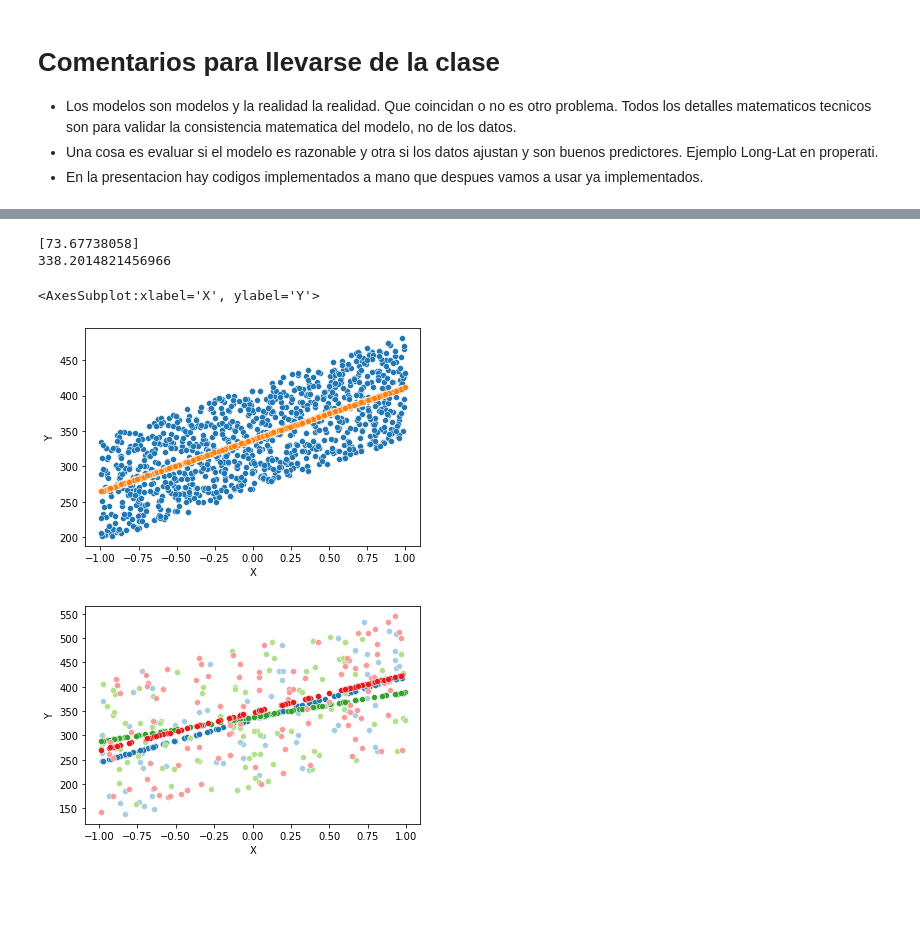
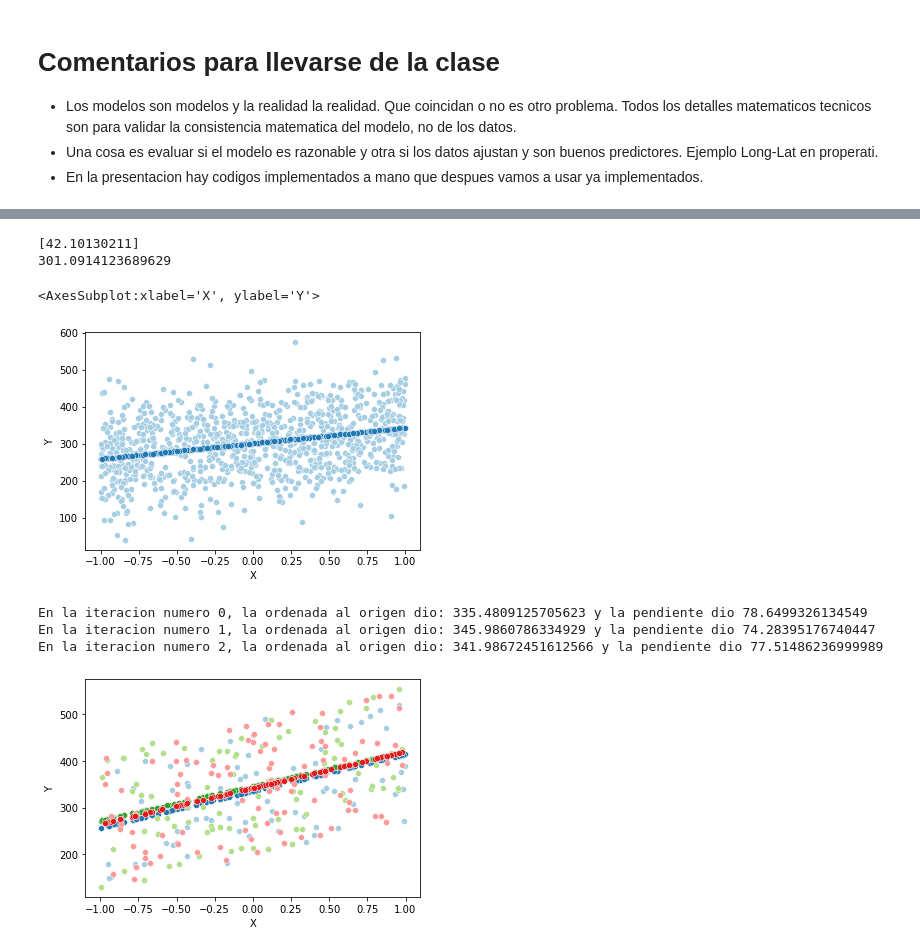
Before and after one commit to IonatanPerez/Cursos_DHDS_CN14, a Jupyter notebook: Clases/C21 - Modelos lineales/C21 - Modelo.ipynb, the cells around one changed output, grey strips where cells are left out. Cells and saved outputs as stored; diff of their text form; code cells hidden in the pictures; blank space fills up the shorter version.

```diff
--- a/Clases/C21 - Modelos lineales/C21 - Modelo.ipynb
+++ b/Clases/C21 - Modelos lineales/C21 - Modelo.ipynb
@@ -55,30 +55,30 @@ from sklearn.linear_model import LinearRegression
 # %%
 N = 1000
 x = 2 * np.random.random(N) - 1
 b_0 = 340
-b_1 = 73
+b_1 = 40
 factor_ruido = 1
 factor_cuadratico = 0
 
-y = b_0 + b_1*x + b_1*factor_ruido*(np.random.random(N)*2-1) + factor_cuadratico*b_1*x*x
+y = b_0 + b_1*x + b_1*factor_ruido*(np.random.standard_normal(N)*2-1) + factor_cuadratico*b_1*x*x
 data = pd.DataFrame({'Y':y,'X':x})
 
 model = LinearRegression()
 X = data.drop(columns='Y')
 y = data['Y']
 model.fit(X,y)
 print (model.coef_)
 print (model.intercept_)
 
 
 g = sns.scatterplot(x = data['X'], y=data['Y'])
 y_hat = model.intercept_ + model.coef_[0] * data['X']
 sns.scatterplot(x=data['X'], y = y_hat)
 # %% [output]
-[73.67738058]
-338.2014821456966
+[42.10130211]
+301.0914123689629
 <AxesSubplot:xlabel='X', ylabel='Y'>
-[figure, old version]
+[figure, new version]
 # %%
 N = 1000
 x = 2 * np.random.random(N) - 1
@@ -105,5 +105,9 @@ for i in range(m):
     sns.scatterplot(x = data_red['X'], y=data_red['Y'])
     y_hat = b_0_hat + b_1_hat * data_red['X']
     sns.scatterplot(x=data_red['X'], y = y_hat)
+    print (f'En la iteracion numero {i}, la ordenada al origen dio: {b_0_hat} y la pendiente dio {b_1_hat}')
 # %% [output]
+En la iteracion numero 0, la ordenada al origen dio: 335.4809125705623 y la pendiente dio 78.6499326134549
+En la iteracion numero 1, la ordenada al origen dio: 345.9860786334929 y la pendiente dio 74.28395176740447
+En la iteracion numero 2, la ordenada al origen dio: 341.98672451612566 y la pendiente dio 77.51486236999989
-[figure, old version]
+[figure, new version]
```
Also changed, not shown: parts of 7 cells of this notebook, 4 other files.
